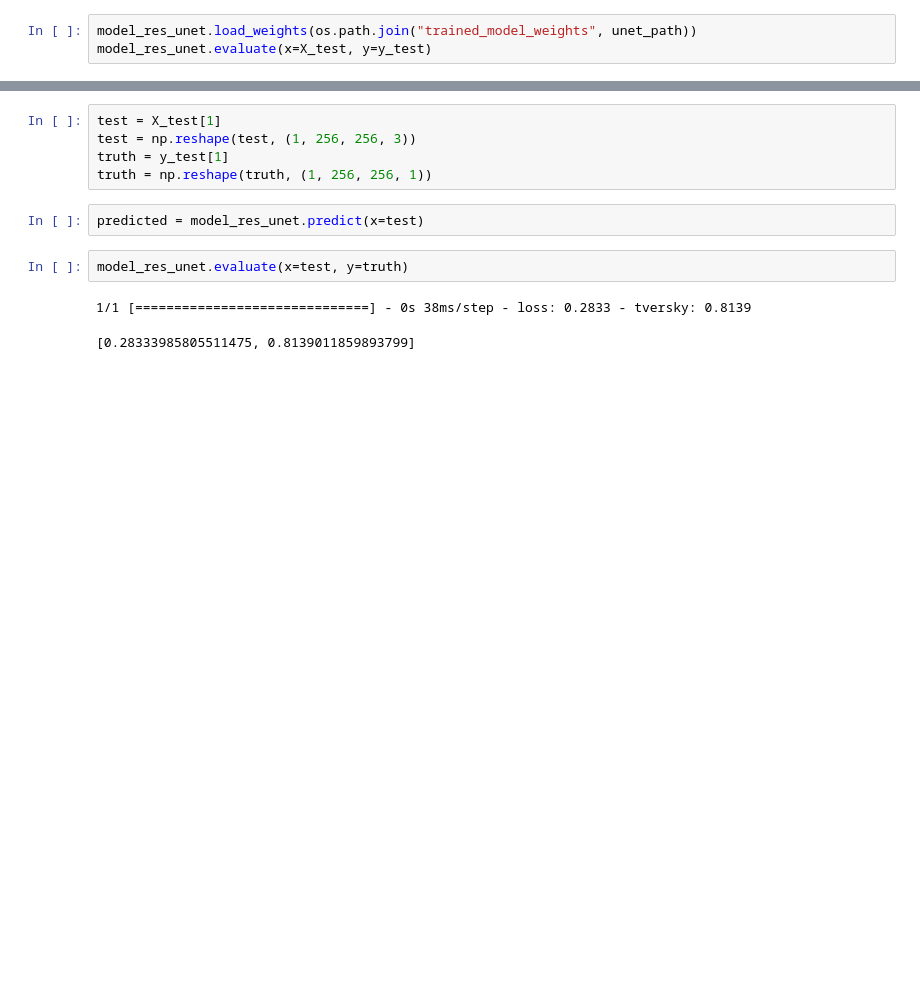
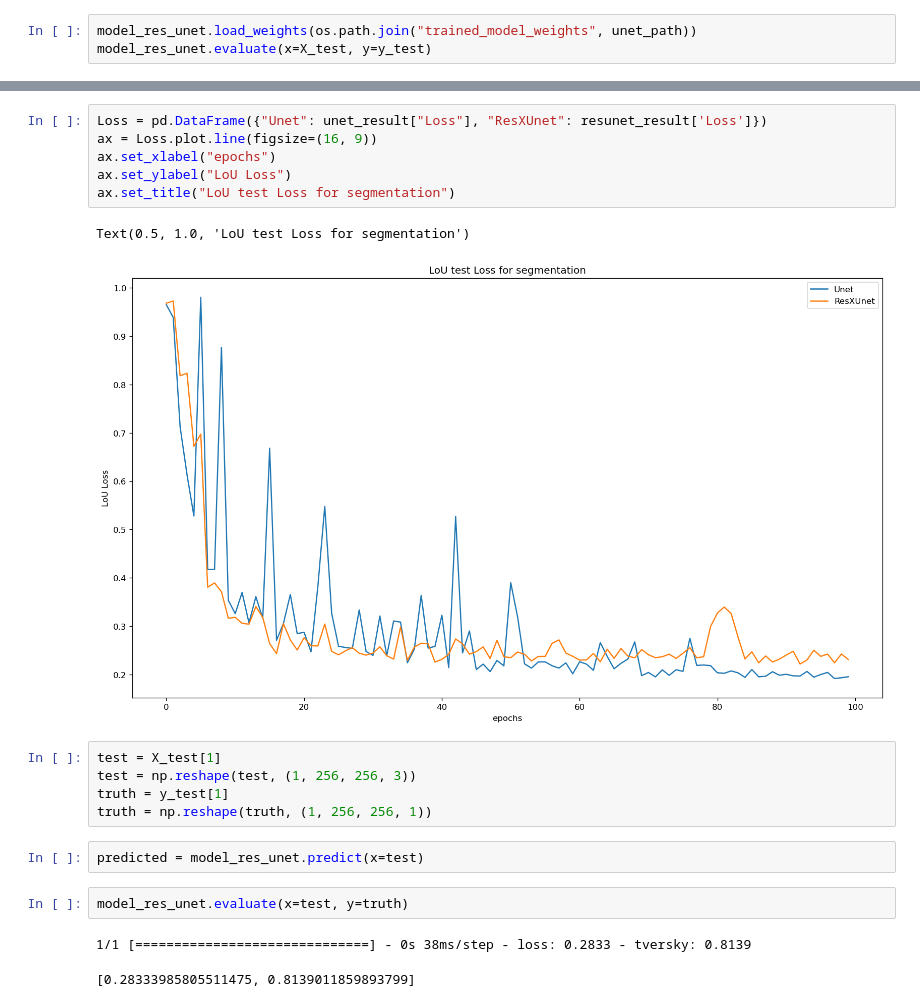
Before and after one commit to wesley0628/Brain_MRI_Image_Analysis, a Jupyter notebook: Brain_MRI_Tumor_Segmentation.ipynb, the cells around one changed output, grey strips where cells are left out. Drawn from its saved outputs; the diff is of its cells as text; blank space fills up the shorter version.

```diff
--- a/Brain_MRI_Tumor_Segmentation.ipynb
+++ b/Brain_MRI_Tumor_Segmentation.ipynb
@@ -431,3 +446,12 @@ Text(0.5, 1.0, 'ResXUnet for segmentation')
+# %%
+Loss = pd.DataFrame({"Unet": unet_result["Loss"], "ResXUnet": resunet_result['Loss']})
+ax = Loss.plot.line(figsize=(16, 9))
+ax.set_xlabel("epochs")
+ax.set_ylabel("LoU Loss")
+ax.set_title("LoU test Loss for segmentation")
+# %% [output]
+Text(0.5, 1.0, 'LoU test Loss for segmentation')
+[figure, added]
 # %%
 test = X_test[1]
 test = np.reshape(test, (1, 256, 256, 3))
```
Also changed, not shown: parts of 6 cells of this notebook.
